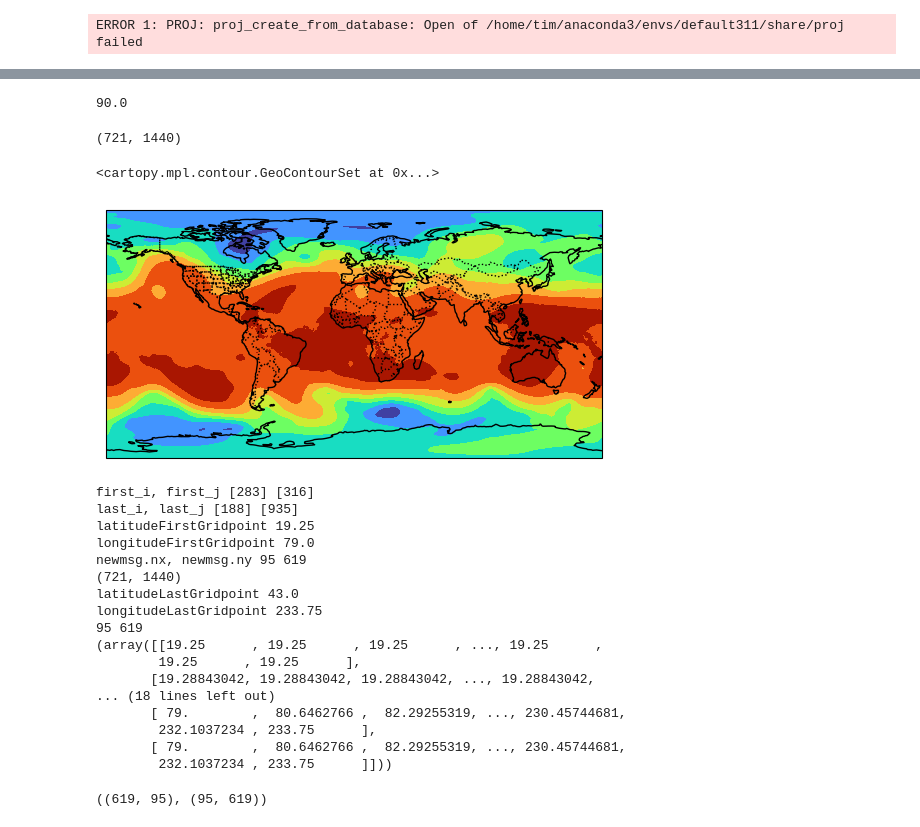
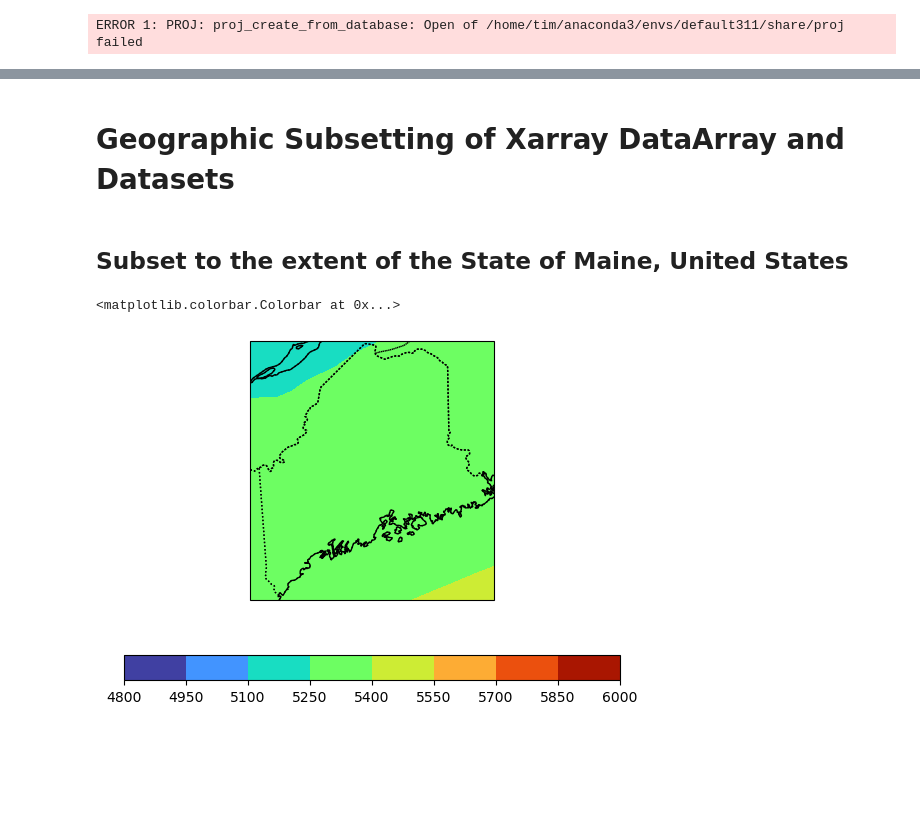
Before and after one commit to NOAA-MDL/grib2io, a Jupyter notebook: demos/plotting_examples.ipynb, the cells around one changed output, grey strips where cells are left out. Cells and saved outputs as stored; diff of their text form; code cells hidden in the pictures; blank space fills up the shorter version.

Commit message:
Added spatial subset for both messages and grib2io xarray.

```diff
--- a/demos/plotting_examples.ipynb
+++ b/demos/plotting_examples.ipynb
@@ -9,0 +17,5 @@ ERROR 1: PROJ: proj_create_from_database: Open of /home/tim/anaconda3/envs/defau
+# %%
+msgs = grib2io.open("../tests/data/gfs.jpeg.grib2")
+proj_pars = msgs[0].projParameters
+gfs_proj = ccrs.PlateCarree(globe=ccrs.Globe(semimajor_axis=proj_pars["a"], semiminor_axis=proj_pars["b"]))
+levels = [4800, 4950, 5100, 5250, 5400, 5550, 5700, 5850, 6000]
@@ -10,6 +59,6 @@ ERROR 1: PROJ: proj_create_from_database: Open of /home/tim/anaconda3/envs/defau
+# %% [markdown]
+Geographic Subsetting of Xarray DataArray and Datasets
+======================================================
 # %%
-msgs = grib2io.open("../tests/data/gfs.jpeg.grib2")
+import xarray as xr
+ds = xr.open_mfdataset(["../tests/data/gfs.jpeg.grib2"], engine="grib2io")
-# %%
-msgs[0].latitudeFirstGridpoint
-# %% [output]
-90.0
@@ -20,34 +65,16 @@ gfs_proj = ccrs.PlateCarree(globe=ccrs.Globe(semimajor_axis=proj_pars["a"], semi
-# %%
-lats, lons = msgs[0].latlons()
-lats.shape
-# %% [output]
-(721, 1440)
+# %% [markdown]
+Subset to the extent of the State of Maine, United States
+---------------------------------------------------------
+# %%
+xrsubset = ds["HGT"].grib2io.subset(lats=(43.083, 47.433), lons=(360-71.25, 360-66.95))
 # %%
-ax = plt.axes(projection=gfs_proj)
+fig = plt.figure()
+ax = fig.add_subplot(projection=gfs_proj)
 ax.coastlines()
 ax.add_feature(cfeature.BORDERS, linestyle=':')
 ax.add_feature(cfeature.STATES, linestyle=':')
-plt.contourf(lons, lats, msgs[0].data, cmap='turbo')
+cntr = plt.contourf(xrsubset.longitude, xrsubset.latitude, xrsubset.values, cmap='turbo', levels=levels)
+fig.colorbar(cntr, location="bottom")
 # %% [output]
-<cartopy.mpl.contour.GeoContourSet at 0x...>
+<matplotlib.colorbar.Colorbar at 0x...>
-[figure, old version]
+[figure, new version]
-# %%
-subset = msgs[0].subset(lats=(19.2, 43), lons=(233.7, 79))
-# %% [output]
-first_i, first_j [283] [316]
-last_i, last_j [188] [935]
-latitudeFirstGridpoint 19.25
-longitudeFirstGridpoint 79.0
-newmsg.nx, newmsg.ny 95 619
-(721, 1440)
-latitudeLastGridpoint 43.0
-longitudeLastGridpoint 233.75
-95 619
-(array([[19.25      , 19.25      , 19.25      , ..., 19.25      ,
-        19.25      , 19.25      ],
-       [19.28843042, 19.28843042, 19.28843042, ..., 19.28843042,
-... (18 lines left out)
-       [ 79.        ,  80.6462766 ,  82.29255319, ..., 230.45744681,
-        232.1037234 , 233.75      ],
-       [ 79.        ,  80.6462766 ,  82.29255319, ..., 230.45744681,
-        232.1037234 , 233.75      ]]))
@@ -56,4 +80,0 @@ lats, lons = subset.latlons()
-# %%
-lats.shape, subset.data.shape
-# %% [output]
-((619, 95), (95, 619))
```
Also changed, not shown: parts of 17 cells of this notebook, 3 other files.
